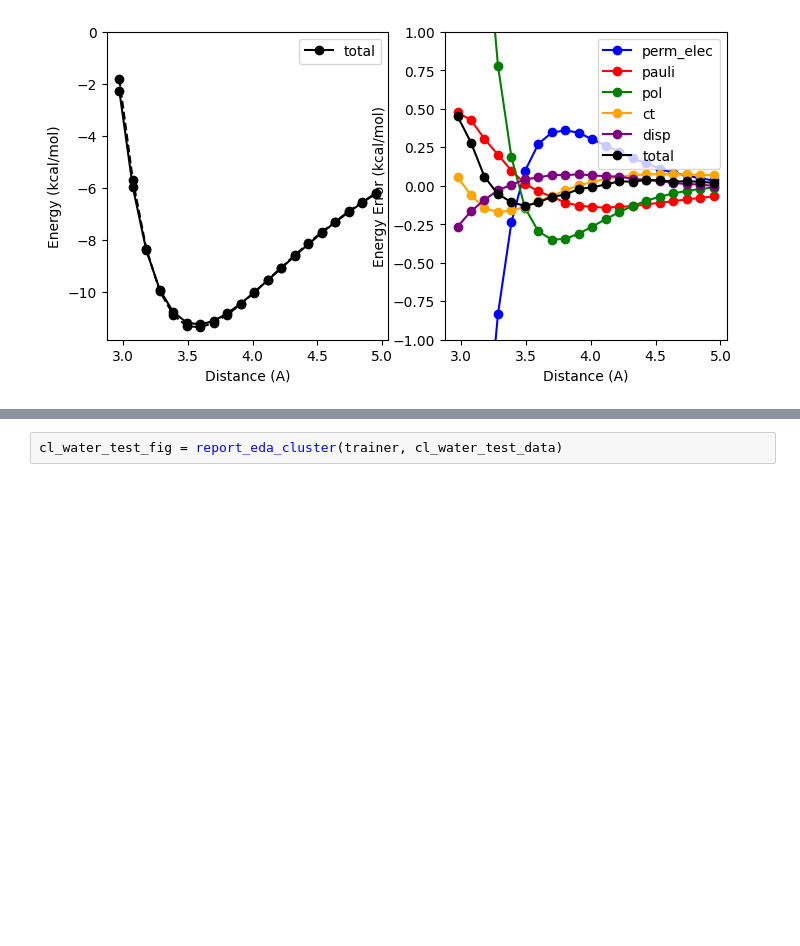
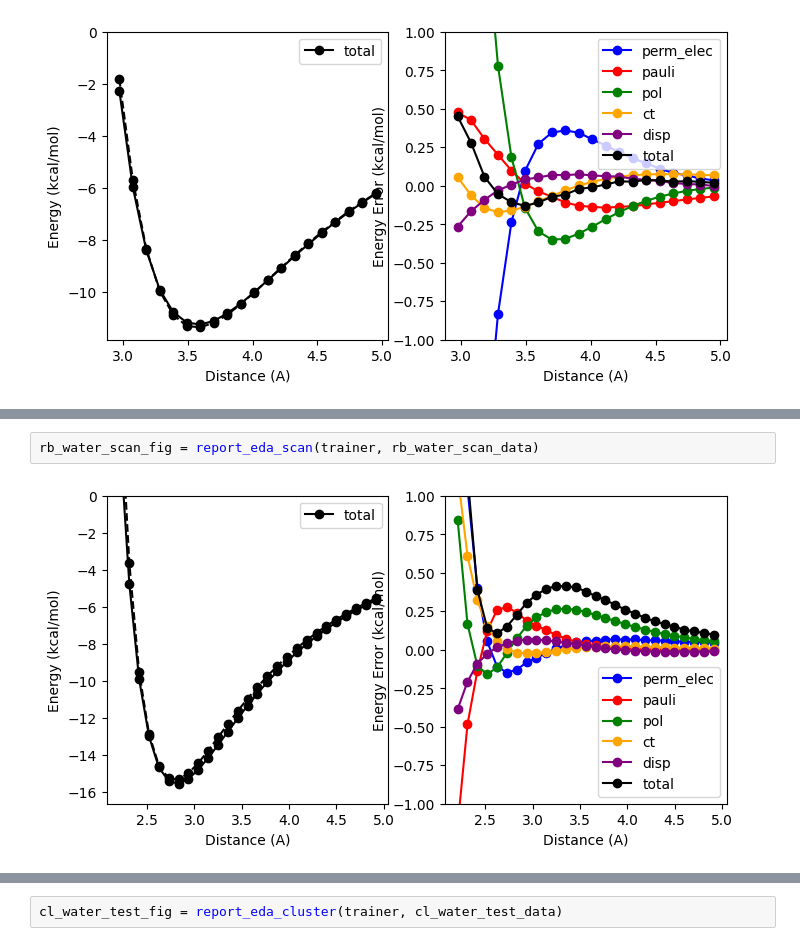
Before and after one commit to Ericwang6/pyCMM, a Jupyter notebook: notebooks/ion_water_analysis.ipynb, the cells around one changed output, grey strips where cells are left out. Saved outputs shown, nothing was run; the diff lists cells and outputs as text; blank space fills up the shorter version.

```diff
--- a/notebooks/ion_water_analysis.ipynb
+++ b/notebooks/ion_water_analysis.ipynb
@@ -197,0 +210,4 @@ i_water_scan_fig = report_eda_scan(trainer, i_water_scan_data)
+# %%
+rb_water_scan_fig = report_eda_scan(trainer, rb_water_scan_data)
+# %% [output]
+[figure, added]
```
Also changed, not shown: parts of 15 cells of this notebook, 2 other files.
